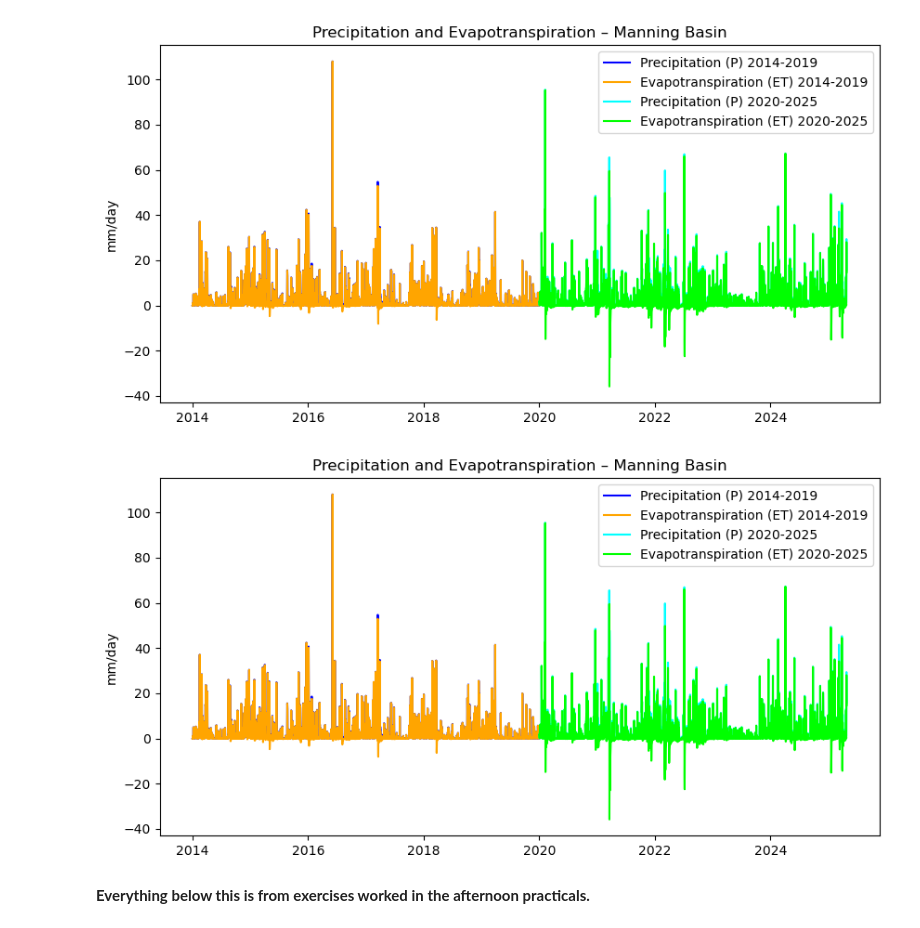
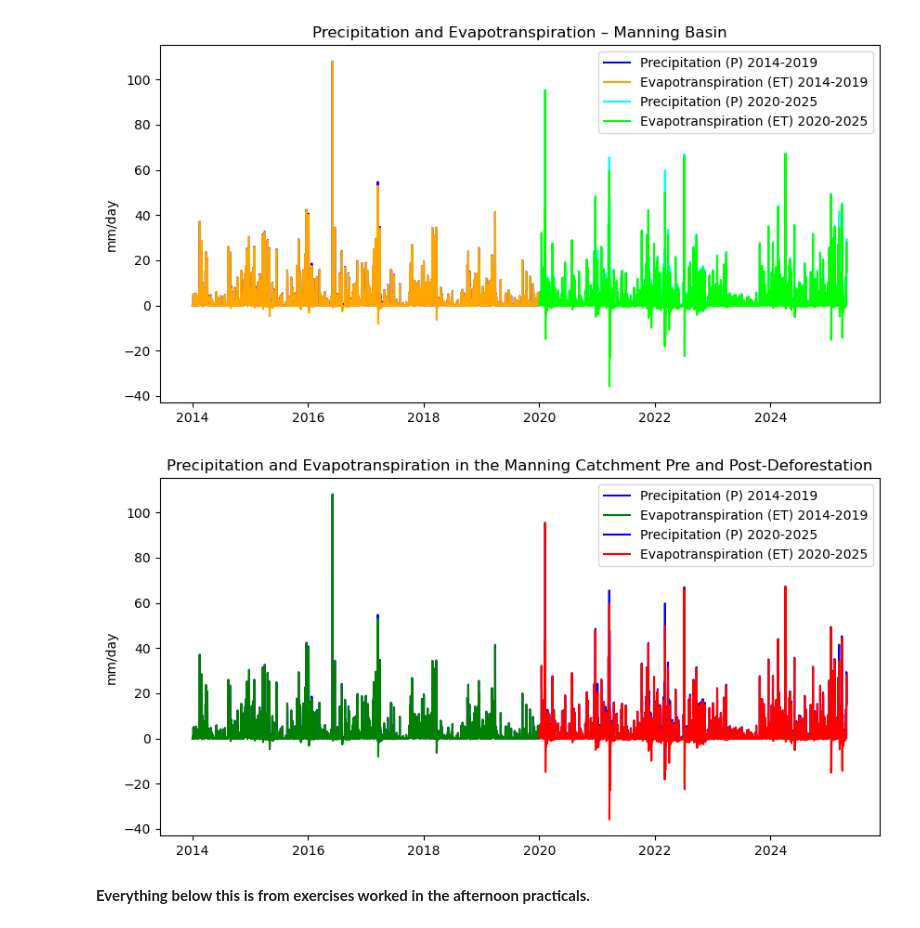
Before and after one commit to eWaterCycle/teaching-materials, a Jupyter notebook: book/exercise_journal_ann_laura/2_processes_vegetation.ipynb, the cells around one changed output. Cells and saved outputs as stored; diff of their text form; code cells hidden in the pictures.

```diff
--- a/book/exercise_journal_ann_laura/2_processes_vegetation.ipynb
+++ b/book/exercise_journal_ann_laura/2_processes_vegetation.ipynb
@@ -293,27 +293,27 @@ plt.show()
 # %%
 # Filter data to 2014-2025
 data_2014_2025 = data.loc["2014-01-01":"2025-12-31"]
 
 # Split into pre and post 2019/2020
 pre_2014_2019 = data_2014_2025.loc["2014-01-01":"2019-12-31"]
 post_2020_2025 = data_2014_2025.loc["2020-01-01":"2025-12-31"]
 
 plt.figure(figsize=(10,5))
 
 # Plot pre-deforestation (2014-2019)
 plt.plot(pre_2014_2019.index, pre_2014_2019["P mm/d"], label="Precipitation (P) 2014-2019", color="blue")
-plt.plot(pre_2014_2019.index, pre_2014_2019["ET mm/d"], label="Evapotranspiration (ET) 2014-2019", color="orange")
+plt.plot(pre_2014_2019.index, pre_2014_2019["ET mm/d"], label="Evapotranspiration (ET) 2014-2019", color="green")
 
 # Plot post-deforestation (2020-2025)
-plt.plot(post_2020_2025.index, post_2020_2025["P mm/d"], label="Precipitation (P) 2020-2025", color="cyan")
-plt.plot(post_2020_2025.index, post_2020_2025["ET mm/d"], label="Evapotranspiration (ET) 2020-2025", color="lime")
+plt.plot(post_2020_2025.index, post_2020_2025["P mm/d"], label="Precipitation (P) 2020-2025", color="blue")
+plt.plot(post_2020_2025.index, post_2020_2025["ET mm/d"], label="Evapotranspiration (ET) 2020-2025", color="red")
 
 plt.ylabel("mm/day")
-plt.title("Precipitation and Evapotranspiration – Manning Basin")
+plt.title("Precipitation and Evapotranspiration in the Manning Catchment Pre and Post-Deforestation")
 plt.legend()
 plt.show()
 # %% [output]
-[figure, old version]
+[figure, new version]
 # %% [markdown]
 **Everything below this is from exercises worked in the afternoon practicals.**
 # %%
```
Also changed, not shown: 1 other file.
